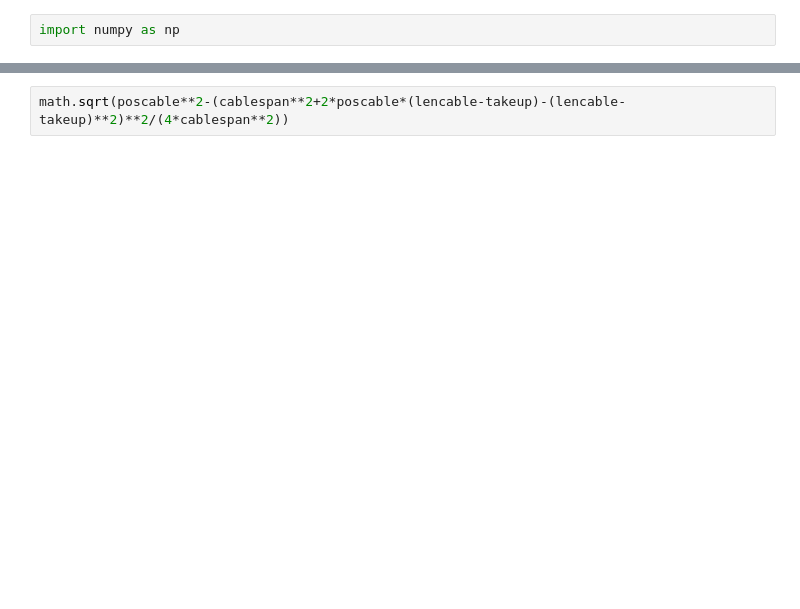
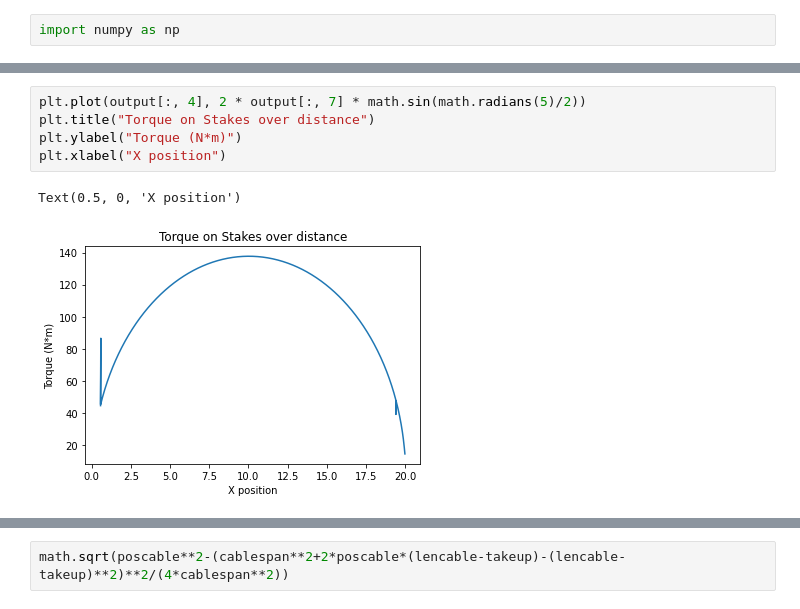
Before and after one commit to caltechcaos/LATTICE-Autonomy-Research, a Jupyter notebook: ShuttleModeling/ComplexShuttleSim.ipynb, the cells around one changed output, grey strips where cells are left out. Saved outputs shown, nothing was run; the diff lists cells and outputs as text; blank space fills up the shorter version.

```diff
--- a/ShuttleModeling/ComplexShuttleSim.ipynb
+++ b/ShuttleModeling/ComplexShuttleSim.ipynb
@@ -137,0 +197,8 @@ array([  256.85689491,   279.4857255 ,   300.43742049, ...,
+# %%
+plt.plot(output[:, 4], 2 * output[:, 7] * math.sin(math.radians(5)/2))
+plt.title("Torque on Stakes over distance")
+plt.ylabel("Torque (N*m)")
+plt.xlabel("X position")
+# %% [output]
+Text(0.5, 0, 'X position')
+[figure, added]
```
Also changed, not shown: parts of 25 cells of this notebook, 4 other files.
